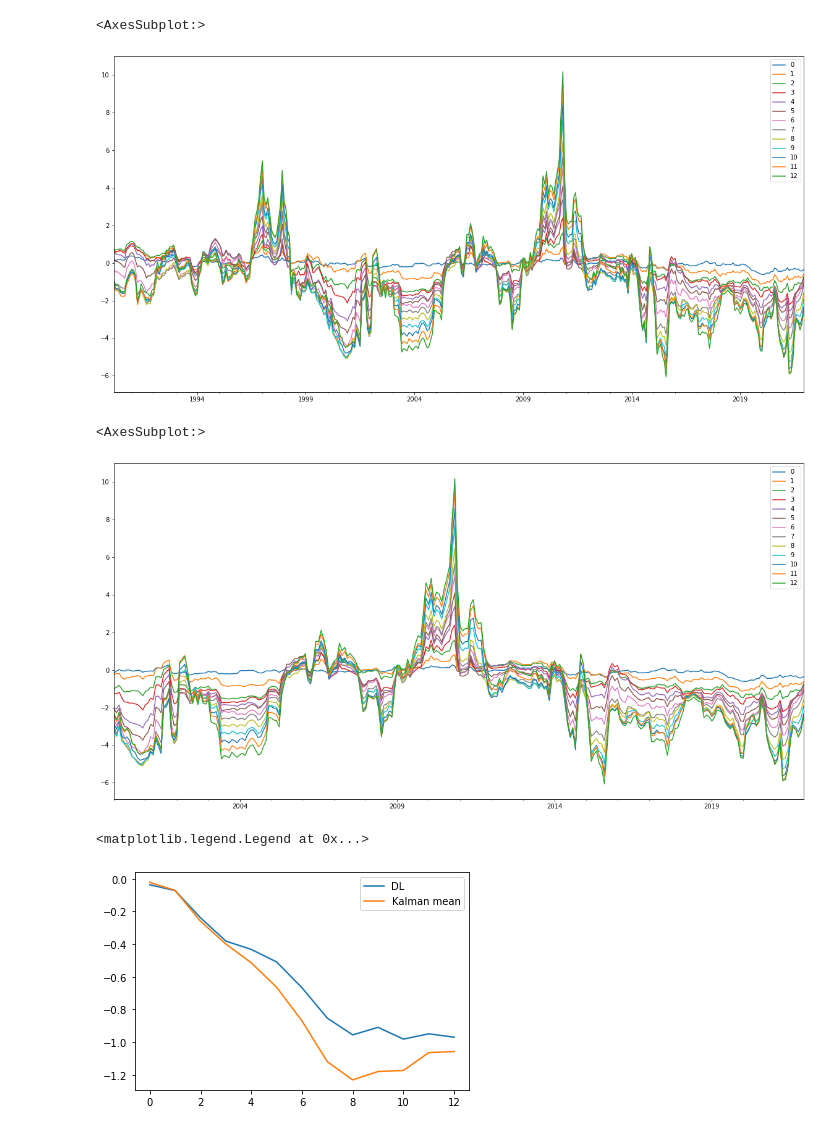
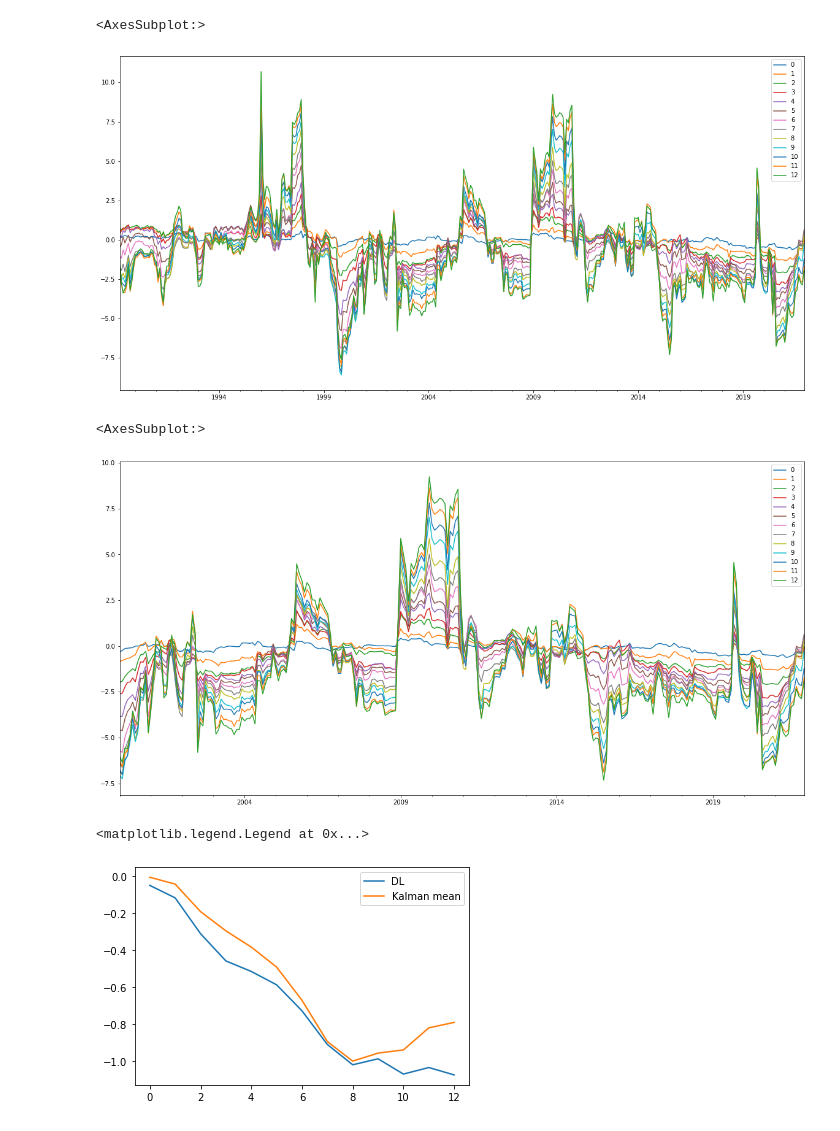
Before and after one commit to t0nychn/UG_thesis, a Jupyter notebook: Kalman_test.ipynb, the cells around one changed output. Cells and saved outputs as stored; diff of their text form; code cells hidden in the pictures.

```diff
--- a/Kalman_test.ipynb
+++ b/Kalman_test.ipynb
@@ -6,7 +6,8 @@ c1 = clean_series('contract_1', wti)
 vix = load('data/VIX.csv')
 vix_shock = calc_shock('VIX', vix)
 # %%
-kf = KF().run('contract_1', 'VIX', c1.join(vix_shock).dropna()).cumsum(axis=1)
+window = 36 # number of months for measurement sample
+kf = KF(window=window).run('contract_1', 'VIX', c1.join(vix_shock).dropna())
 # %%
 kf.plot(figsize=(20, 10))
 # %% [output]
@@ -28,21 +29,21 @@ plt.legend()
 gpr = load('data/GPRGlobal.csv')
 gpr_shock = calc_shock('GPRI', gpr)
 # %%
-kf2 = KF().run('contract_1', 'GPRI', c1.join(gpr_shock).dropna()).cumsum(axis=1)
+kf2 = KF(window=window).run('contract_1', 'GPRI', c1.join(gpr_shock).dropna())
 # %%
 kf2.plot(figsize=(20, 10))
 # %% [output]
 <AxesSubplot:>
-[figure, old version]
+[figure, new version]
 # %%
 kf2.loc['2000':].plot(figsize=(20, 10))
 # %% [output]
 <AxesSubplot:>
-[figure, old version]
+[figure, new version]
 # %%
-plt.plot(np.cumsum(DL('contract_1', 'GPRI', c1.join(gpr_shock).dropna()).model.params[1:]), label='DL')
+plt.plot(np.cumsum(DL('contract_1', 'GPRI', c1.join(gpr_shock).dropna().iloc[window:]).model.params[1:]), label='DL')
 plt.plot(kf2.mean(), label='Kalman mean')
 plt.legend()
 # %% [output]
 <matplotlib.legend.Legend at 0x...>
-[figure, old version]
+[figure, new version]
```
Also changed, not shown: parts of 3 cells of this notebook, 3 other files.
